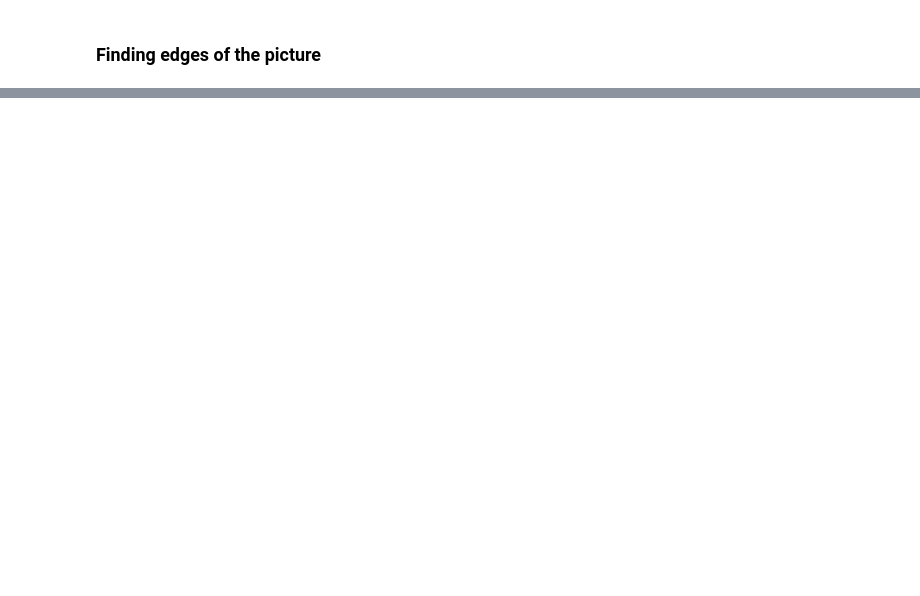
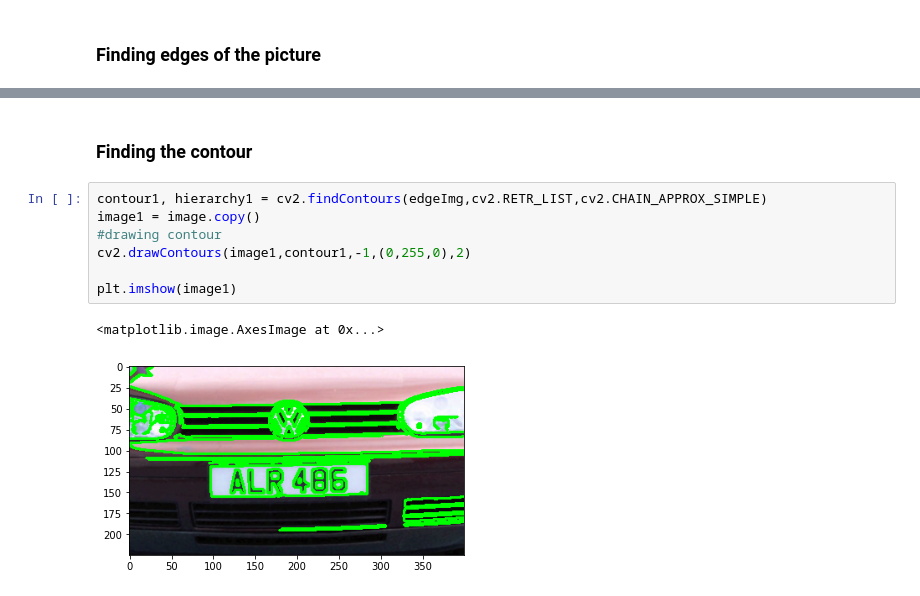
Before and after one commit to Dimuthu-10/Computer-vision-numberplate-reading-model, a Jupyter notebook: notebooks/numberplate-model-2.ipynb, the cells around one changed output, grey strips where cells are left out. Saved outputs shown, nothing was run; the diff lists cells and outputs as text; blank space fills up the shorter version.

```diff
--- a/notebooks/numberplate-model-2.ipynb
+++ b/notebooks/numberplate-model-2.ipynb
@@ -38,0 +41,12 @@ plt.imshow(cv2.cvtColor(edgeImg,cv2.COLOR_BGR2RGB))
+# %% [markdown]
+### Finding the contour
+# %%
+contour1, hierarchy1 = cv2.findContours(edgeImg,cv2.RETR_LIST,cv2.CHAIN_APPROX_SIMPLE)
+image1 = image.copy()
+#drawing contour
+cv2.drawContours(image1,contour1,-1,(0,255,0),2)
+
+plt.imshow(image1)
+# %% [output]
+<matplotlib.image.AxesImage at 0x...>
+[figure, added]
```
Also changed, not shown: parts of 12 cells of this notebook.
